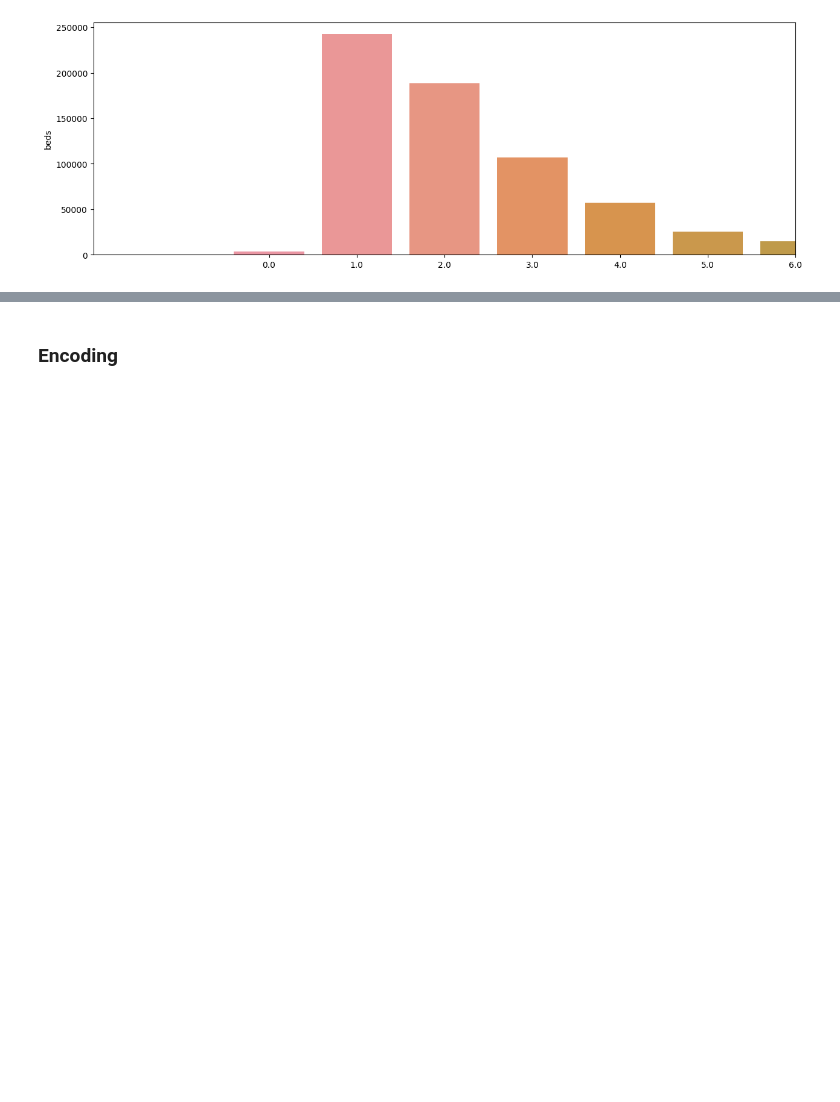
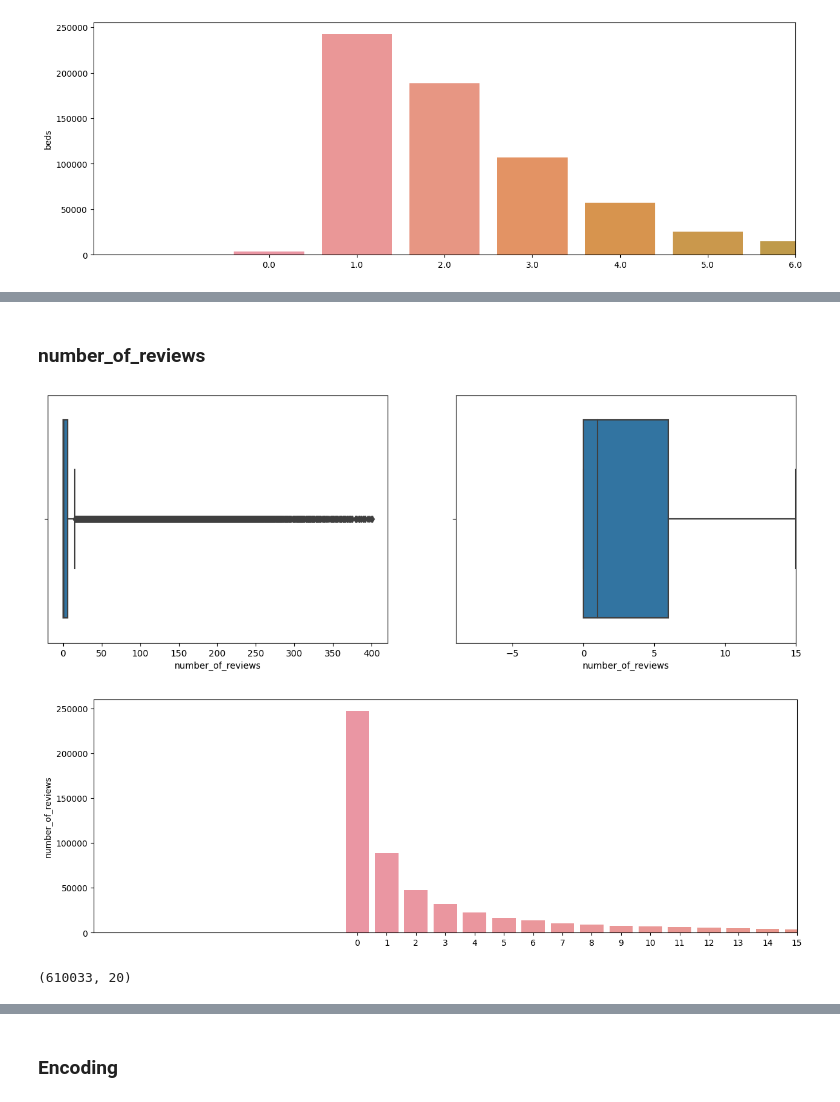
Before and after one commit to franciscocezar/airbnb_project, a Jupyter notebook: rent_prices_airbnb_RJ.ipynb, the cells around one changed output, grey strips where cells are left out. Drawn from its saved outputs; the diff is of its cells as text; code cells hidden in the pictures; blank space fills up the shorter version.

```diff
--- a/rent_prices_airbnb_RJ.ipynb
+++ b/rent_prices_airbnb_RJ.ipynb
@@ -277,0 +317,13 @@ bar_graph(airbnb_df['beds'])
+# %% [markdown]
+### number_of_reviews
+# %%
+box_diagram(airbnb_df['number_of_reviews'])
+bar_graph(airbnb_df['number_of_reviews'])
+# %% [output]
+[figure, added]
+[figure, added]
+# %%
+airbnb_df = airbnb_df.drop('number_of_reviews', axis=1)
+airbnb_df.shape
+# %% [output]
+(610033, 20)
```
Also changed, not shown: parts of 25 cells of this notebook.
